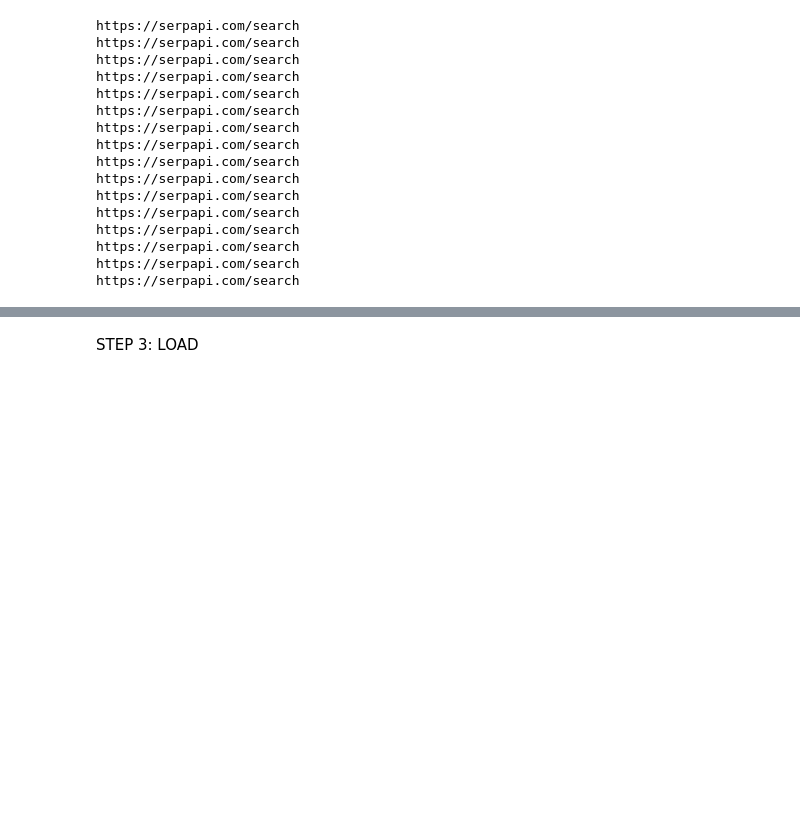
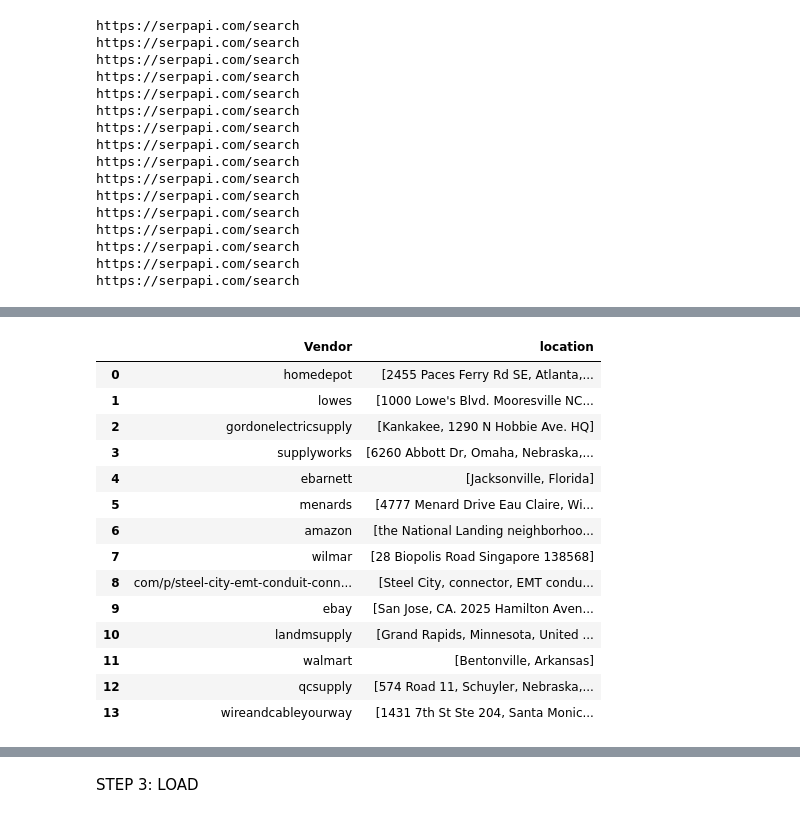
Before and after one commit to thegreatkeej/Estimator_Project, a Jupyter notebook: Resources/Original_Working_Estimator_Script.ipynb, the cells around one changed output, grey strips where cells are left out. Saved outputs shown, nothing was run; the diff lists cells and outputs as text; code cells hidden in the pictures; blank space fills up the shorter version.

```diff
--- a/Resources/Original_Working_Estimator_Script.ipynb
+++ b/Resources/Original_Working_Estimator_Script.ipynb
@@ -135,7 +135,7 @@ lowest_prices = []
 for i in range(len(R)):
     df = pd.DataFrame(R[i]).assign(Common_name=index_name[i])
 # Create a 'Vendor location' column
-    df['Vendor Location'] = (np.where(df['VENDOR'].str.contains('.'), df['VENDOR'].str.split('.').str[1], df['VENDOR']))
+    df['Vendor'] = (np.where(df['VENDOR'].str.contains('.'), df['VENDOR'].str.split('.').str[1], df['VENDOR']))
     df.drop(columns =['VENDOR'], inplace = True)
 # Change data type of price to numeric and drop NaN's
     df['Material Price'] = df['Material Price'].apply(pd.to_numeric, args=('coerce',))
@@ -172,3 +181,19 @@ working_df = pd.DataFrame(lowest_prices)
 # %%
-clean_df
+headquarter = clean_df.iloc[:,[2]]
+locations = headquarter["Vendor"]
+
+headquarters = []
+
+for location in locations:
+    params = {
+      "q": f"where is {location} headquarters",
+      "location": "United States",
+      "hl": "en",
+      "gl": "us",
+      "api_key": homeDepot_API
+    }
+    search = GoogleSearch(params)
+    results = search.get_dict()
+    location_results = results["organic_results"]
+    headquarters.append(location_results[1]['snippet_highlighted_words'])
 # %% [output]
@@ -191,0 +217,21 @@ clean_df
+# %%
+Location_Table = clean_df.iloc[:,[2]]
+Location_Table = Location_Table.assign(location=headquarters).drop_duplicates('Vendor').reset_index(drop=True)
+
+Location_Table
+# %% [output]
+|  | Vendor | location |
+| 0 | homedepot | [2455 Paces Ferry Rd SE, Atlanta,... |
+| 1 | lowes | [1000 Lowe's Blvd. Mooresville NC... |
+| 2 | gordonelectricsupply | [Kankakee, 1290 N Hobbie Ave. HQ] |
+| 3 | supplyworks | [6260 Abbott Dr, Omaha, Nebraska,... |
+| 4 | ebarnett | [Jacksonville, Florida] |
+| 5 | menards | [4777 Menard Drive Eau Claire, Wi... |
+| 6 | amazon | [the National Landing neighborhoo... |
+| 7 | wilmar | [28 Biopolis Road Singapore 138568] |
+| 8 | com/p/steel-city-emt-conduit-conn... | [Steel City, connector, EMT condu... |
+| 9 | ebay | [San Jose, CA. 2025 Hamilton Aven... |
+| 10 | landmsupply | [Grand Rapids, Minnesota, United ... |
+| 11 | walmart | [Bentonville, Arkansas] |
+| 12 | qcsupply | [574 Road 11, Schuyler, Nebraska,... |
+| 13 | wireandcableyourway | [1431 7th St Ste 204, Santa Monic... |
```
Also changed, not shown: parts of 4 cells of this notebook, 9 other files.
